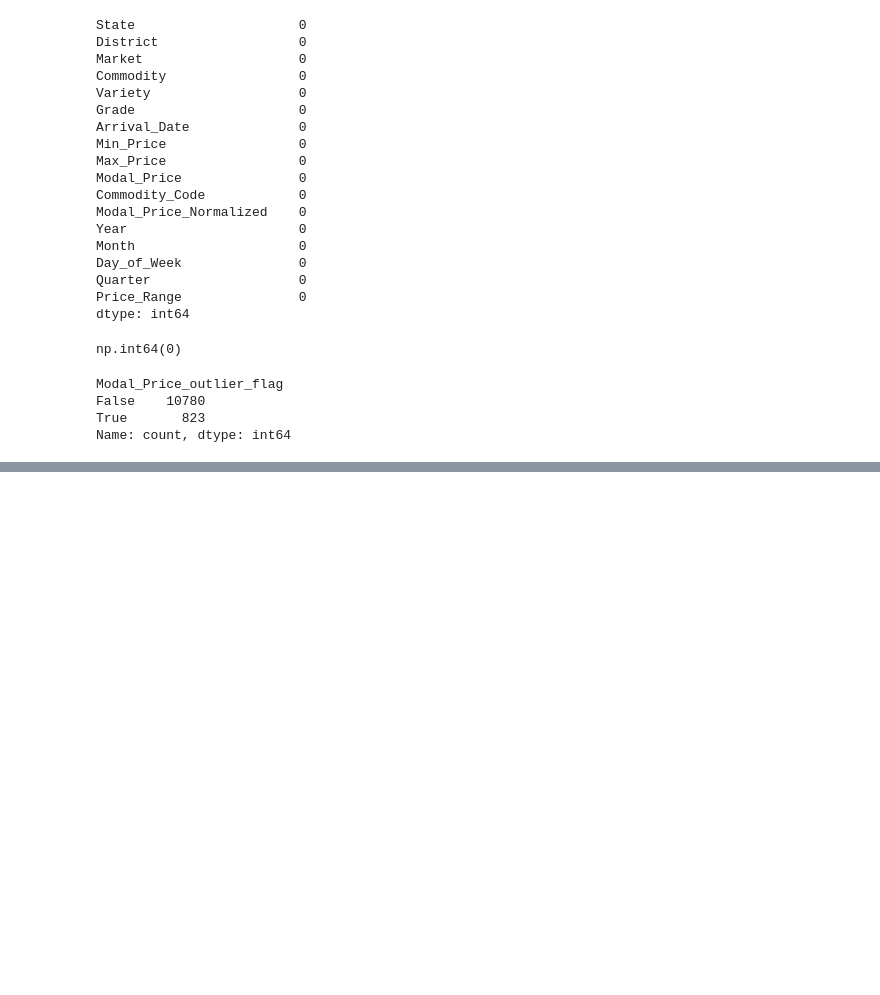
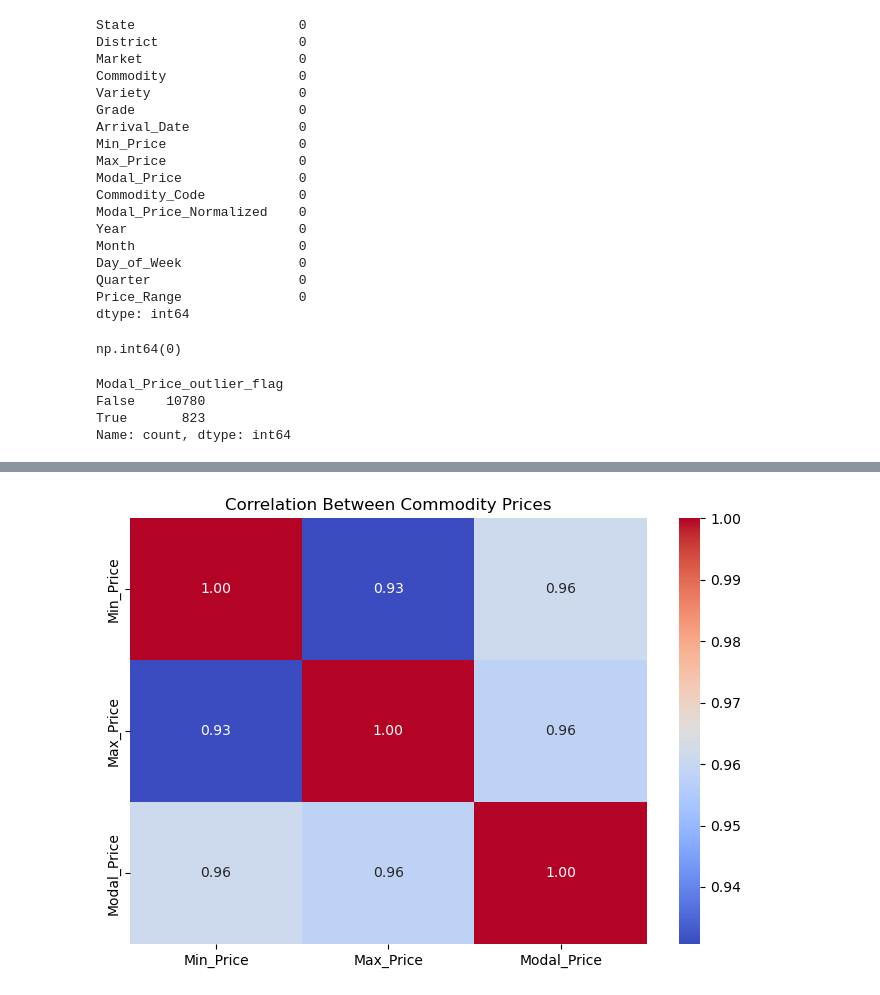
Before and after one commit to shindehiloni-ai/agribusiness-data-analysis, a Jupyter notebook: Untitled.ipynb, the cells around one changed output, grey strips where cells are left out. Drawn from its saved outputs; the diff is of its cells as text; code cells hidden in the pictures; blank space fills up the shorter version.

```diff
--- a/Untitled.ipynb
+++ b/Untitled.ipynb
@@ -274,0 +348,17 @@ Name: count, dtype: int64
+# %%
+price_columns = ["Min_Price", "Max_Price", "Modal_Price"]
+
+plt.figure(figsize=(7, 5))
+
+sns.heatmap(
+    df[price_columns].corr(),
+    annot=True,
+    cmap="coolwarm",
+    fmt=".2f"
+)
+
+plt.title("Correlation Between Commodity Prices")
+plt.tight_layout()
+plt.show()
+# %% [output]
+[figure, added]
```
Also changed, not shown: parts of 16 cells of this notebook.
